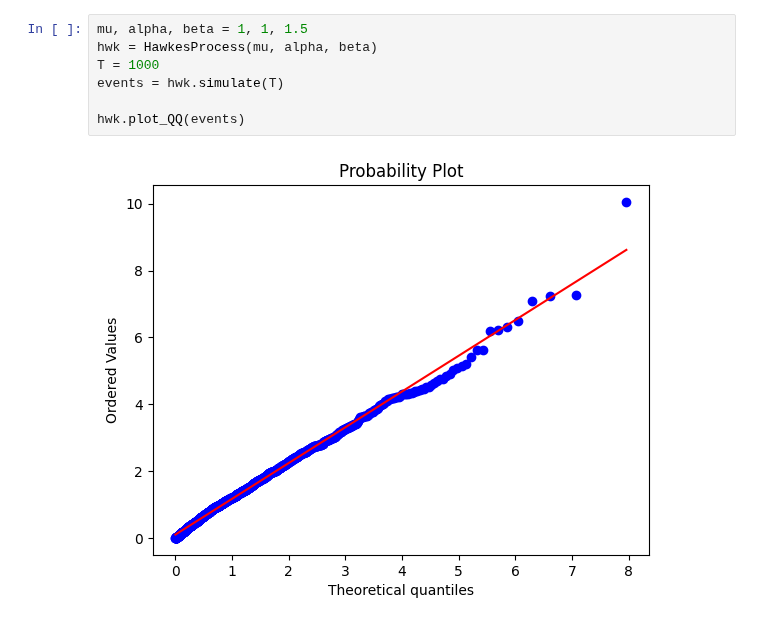
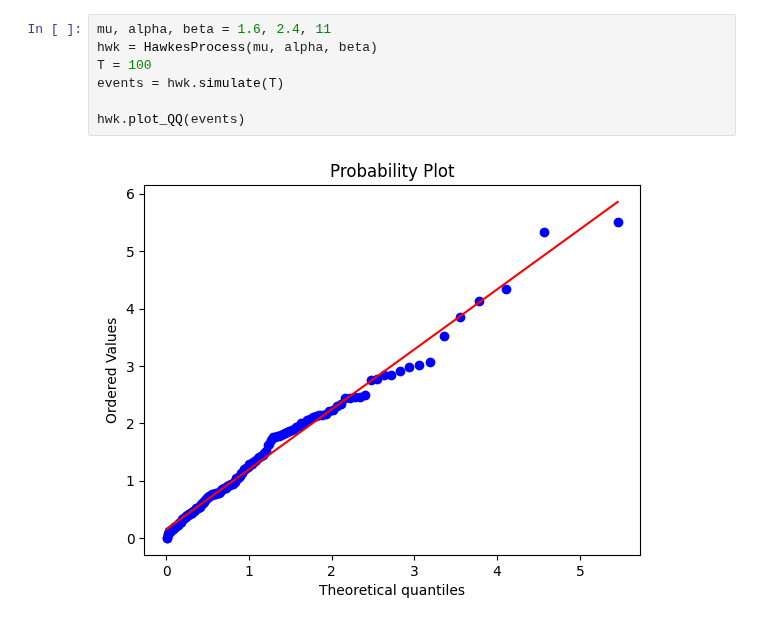
Before and after one commit to gaetanX21/hf-volatility, a Jupyter notebook: src/utils/simulate.ipynb, the cells around one changed output. Cells and saved outputs as stored; diff of their text form.

```diff
--- a/src/utils/simulate.ipynb
+++ b/src/utils/simulate.ipynb
@@ -6,9 +54,9 @@ from scipy import stats
 # %%
-mu, alpha, beta = 1, 1, 1.5
+mu, alpha, beta = 1.6, 2.4, 11
 hwk = HawkesProcess(mu, alpha, beta)
-T = 1000
+T = 100
 events = hwk.simulate(T)
 
 hwk.plot_QQ(events)
 # %% [output]
-[figure, old version]
+[figure, new version]
```
Also changed, not shown: parts of 8 cells of this notebook, 1 other file.
